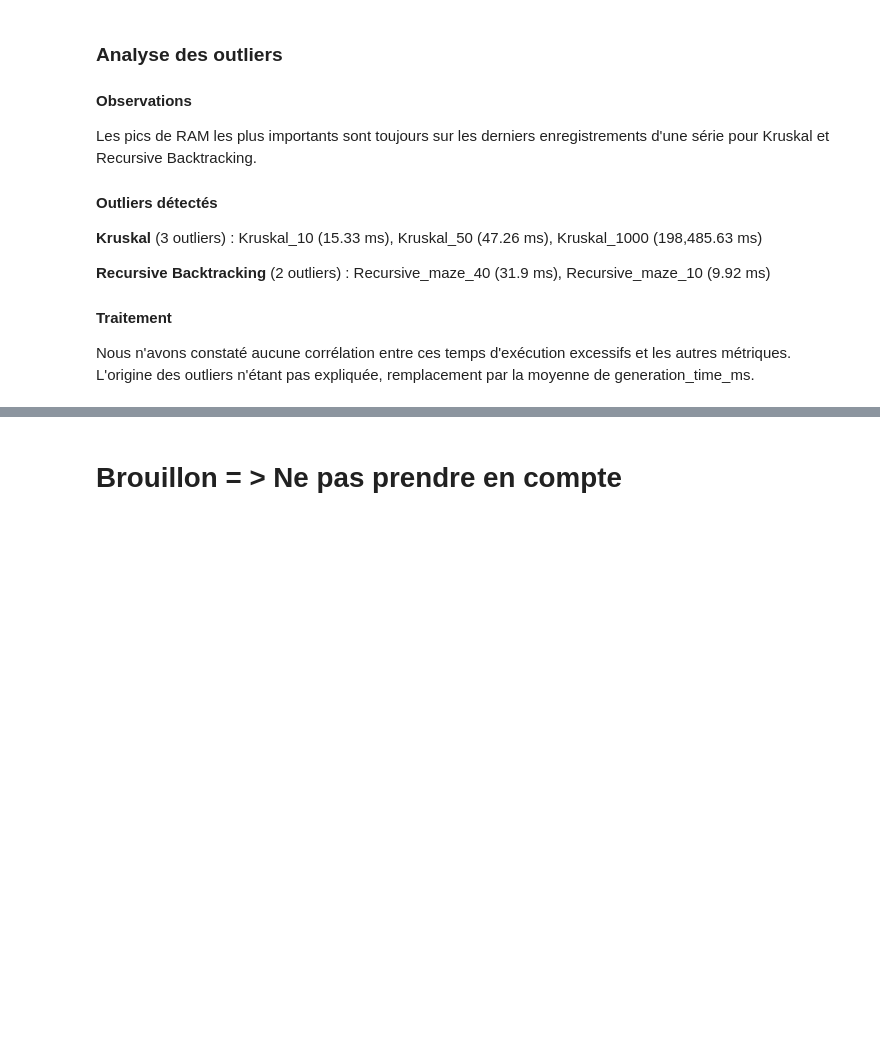
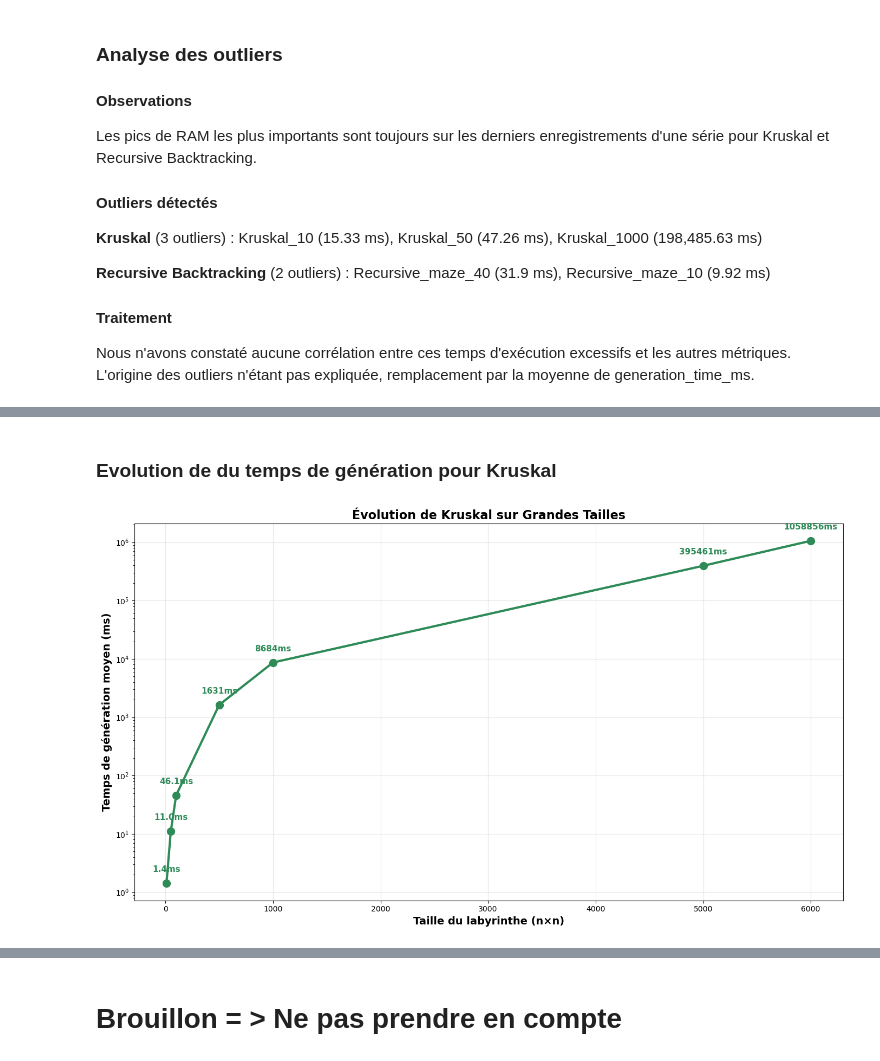
Before and after one commit to Paul-Emmanuel-Buffe/amazing-mazes, a Jupyter notebook: amazing_mazes_report.ipynb, the cells around one changed output, grey strips where cells are left out. Drawn from its saved outputs; the diff is of its cells as text; code cells hidden in the pictures; blank space fills up the shorter version.

```diff
--- a/amazing_mazes_report.ipynb
+++ b/amazing_mazes_report.ipynb
@@ -404,0 +457,46 @@ Nous n'avons constaté aucune corrélation entre ces temps d'exécution excessif
+# %% [markdown]
+### Evolution de du temps de génération pour Kruskal
+# %%
+# Calcul des moyennes pour Kruskal uniquement sur les tailles spécifiées
+moyennes_kruskal = duckdb.sql("""
+SELECT
+    maze_size,
+    AVG(generation_time_ms) as avg_time
+FROM df_clean
+WHERE algorithm = 'kruskal'
+AND maze_size IN (10, 50, 100, 500, 1000, 5000, 6000)
+GROUP BY maze_size
+ORDER BY maze_size
+""").df()
+
+# Création du graphique
+plt.figure(figsize=(14, 8))
+
+plt.plot(moyennes_kruskal['maze_size'], moyennes_kruskal['avg_time'],
+         'o-', linewidth=3, markersize=10, label='Kruskal O(n² log n)', color='#2E8B57')
+
+plt.xlabel('Taille du labyrinthe (n×n)', fontsize=14, fontweight='bold')
+plt.ylabel('Temps de génération moyen (ms)', fontsize=14, fontweight='bold')
+plt.title('Évolution de Kruskal sur Grandes Tailles', fontsize=16, fontweight='bold')
+plt.grid(True, alpha=0.3)
+
+# Échelle logarithmique sur l'axe Y pour mieux visualiser la progression
+plt.yscale('log')
+
+# Affichage des valeurs sur les points
+for i, row in moyennes_kruskal.iterrows():
+    if row['avg_time'] < 100:
+        plt.annotate(f'{row["avg_time"]:.1f}ms',
+                    (row['maze_size'], row['avg_time']),
+                    textcoords="offset points", xytext=(0,15), ha='center',
+                    fontsize=11, fontweight='bold', color='#2E8B57')
+    else:
+        plt.annotate(f'{row["avg_time"]:.0f}ms',
+                    (row['maze_size'], row['avg_time']),
+                    textcoords="offset points", xytext=(0,15), ha='center',
+                    fontsize=11, fontweight='bold', color='#2E8B57')
+
+plt.tight_layout()
+plt.show()
+# %% [output]
+[figure, added]
```
Also changed, not shown: parts of 4 cells of this notebook.
